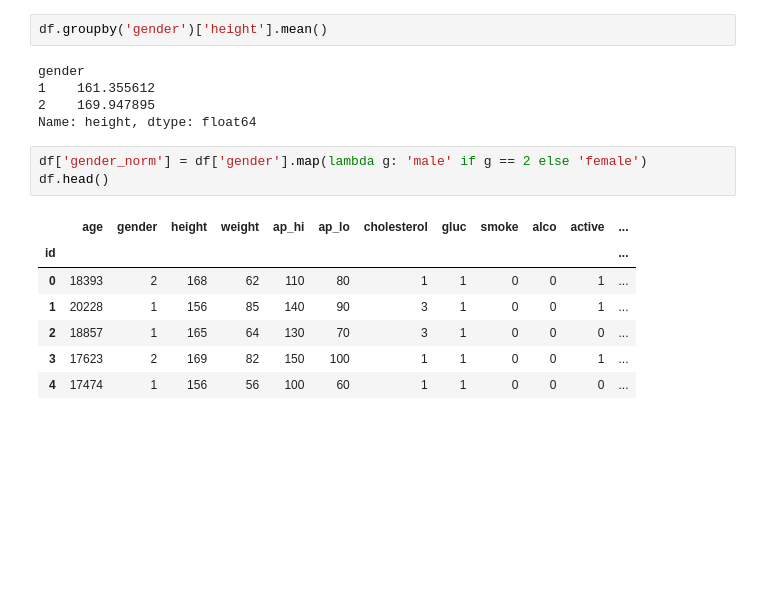
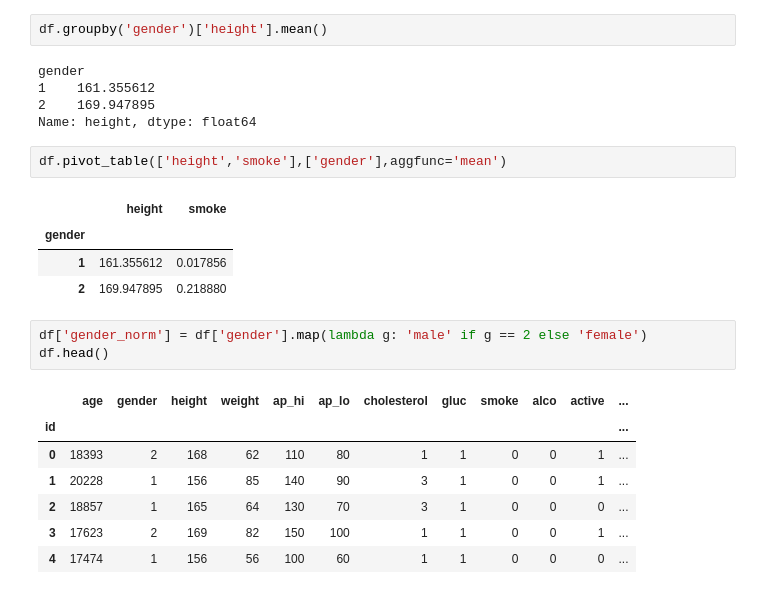
Before and after one commit to VolhvPorechja/mlcourse_open, a Jupyter notebook: jupyter_notebooks/topic01_pandas_data_analysis/[solution]_hw1_session2_data_analysis_pandas.ipynb, the cells around one changed output. Cells and saved outputs as stored; diff of their text form; blank space fills up the shorter version.

```diff
--- a/jupyter_notebooks/topic01_pandas_data_analysis/[solution]_hw1_session2_data_analysis_pandas.ipynb
+++ b/jupyter_notebooks/topic01_pandas_data_analysis/[solution]_hw1_session2_data_analysis_pandas.ipynb
@@ -84,6 +84,13 @@ gender
 1    161.355612
 2    169.947895
 Name: height, dtype: float64
+# %%
+df.pivot_table(['height','smoke'],['gender'],aggfunc='mean')
+# %% [output]
+|  | height | smoke |
+| gender |  |  |
+| 1 | 161.355612 | 0.017856 |
+| 2 | 169.947895 | 0.218880 |
 # %%
 df['gender_norm'] = df['gender'].map(lambda g: 'male' if g == 2 else 'female')
 df.head()
```
Also changed, not shown: parts of 3 cells of this notebook, 5 other files.
